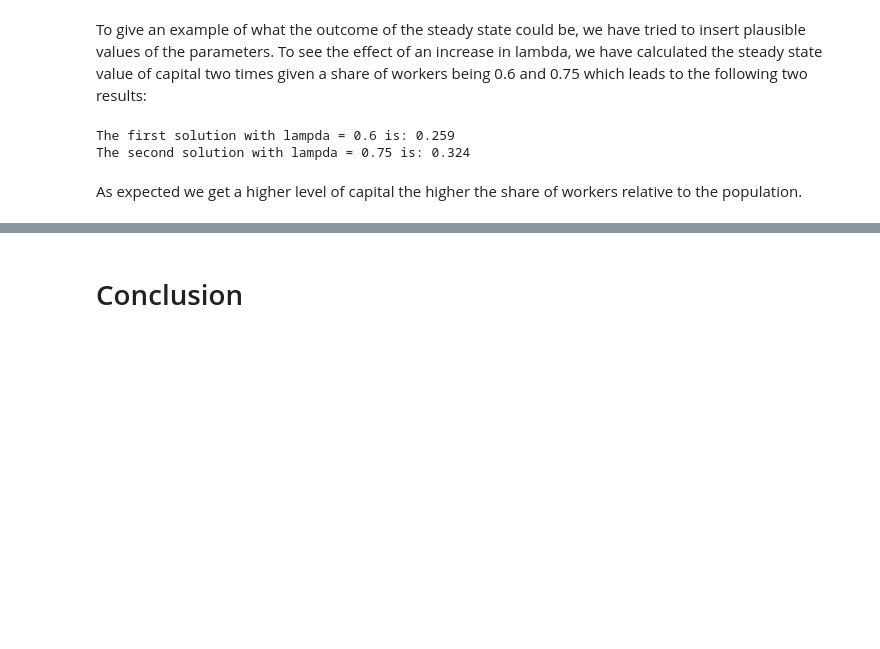
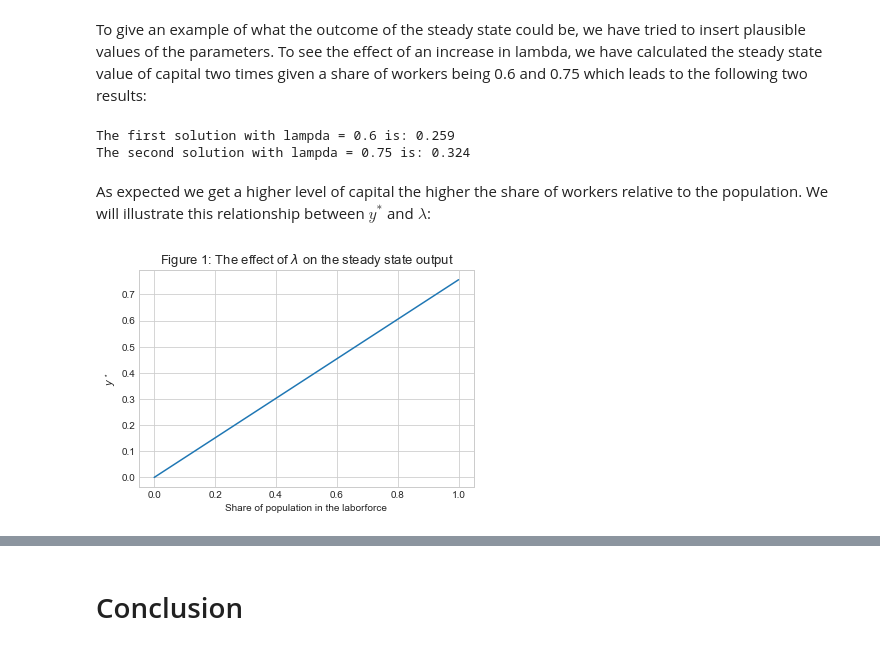
Before and after one commit to NumEconCopenhagen/projects-2020-group-14, a Jupyter notebook: modelproject/Model Analysis Project.ipynb, the cells around one changed output, grey strips where cells are left out. Saved outputs shown, nothing was run; the diff lists cells and outputs as text; code cells hidden in the pictures; blank space fills up the shorter version.

```diff
--- a/modelproject/Model Analysis Project.ipynb
+++ b/modelproject/Model Analysis Project.ipynb
@@ -14,4 +18,9 @@ import matplotlib.pyplot as plt
 from matplotlib import cm
 plt.style.use('seaborn-whitegrid')
 plt.rcParams.update({'font.size': 12})
+
+%matplotlib inline
+import matplotlib.pyplot as plt # baseline modul
+from mpl_toolkits.mplot3d import Axes3D # for 3d figures
+plt.style.use('seaborn-whitegrid') # whitegrid nice with 3d
 # %% [markdown]
@@ -112,4 +131,25 @@ print(f'The second solution with lampda = 0.75 is: {ssk(1,0.75,1/3,0.1,0.25,0.2)
 The first solution with lampda = 0.6 is: 0.259
 The second solution with lampda = 0.75 is: 0.324
 # %% [markdown]
-As expected we get a higher level of capital the higher the share of workers relative to the population.
+As expected we get a higher level of capital the higher the share of workers relative to the population. We will illustrate this relationship between $y^{*}$ and $\lambda$:
+# %%
+alpha=1/3
+delta=0.1
+g=0.02
+n=0.25
+s=0.2
+B=1
+lam_plot = np.linspace(0,1,100)
+yss_plot = (B**(1/(1-alpha))*lam_plot*(s/(delta+n))**(alpha/(1-alpha)))
+
+#Plotting different value of lambda from 0 to 1 against the value of tecnolegy adjusted capital steady state
+fig = plt.figure()
+ax = fig.add_subplot(1, 1, 1)
+ax.set_xlabel("Share of population in the laborforce")
+ax.set_ylabel("$y^\star$")
+
+ax.set_title('Figure 1: The effect of $\lambda$ on the steady state output', fontsize=13)
+ax.plot(lam_plot,yss_plot)
+plt.show;
+# %% [output]
+[figure, added]
```
Also changed, not shown: parts of 43 cells of this notebook.
